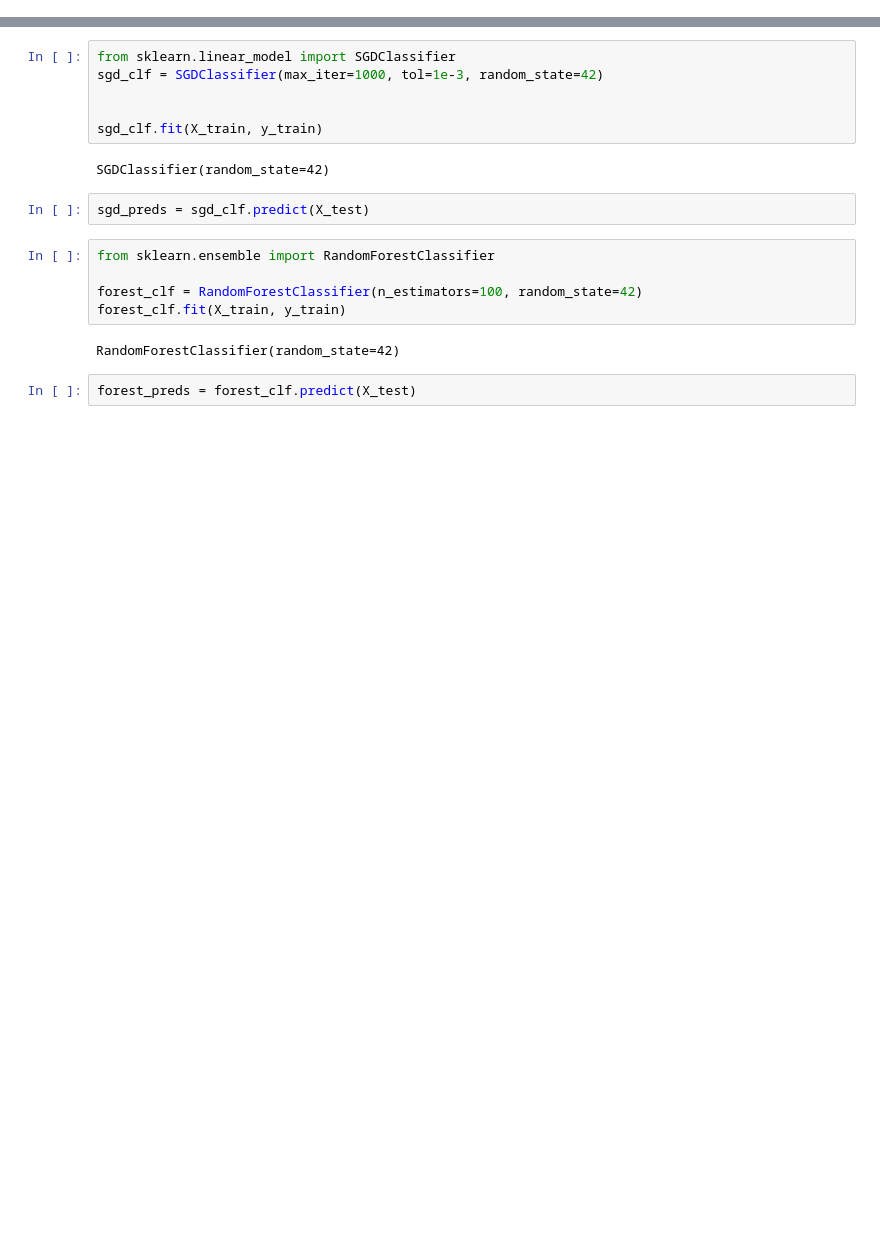
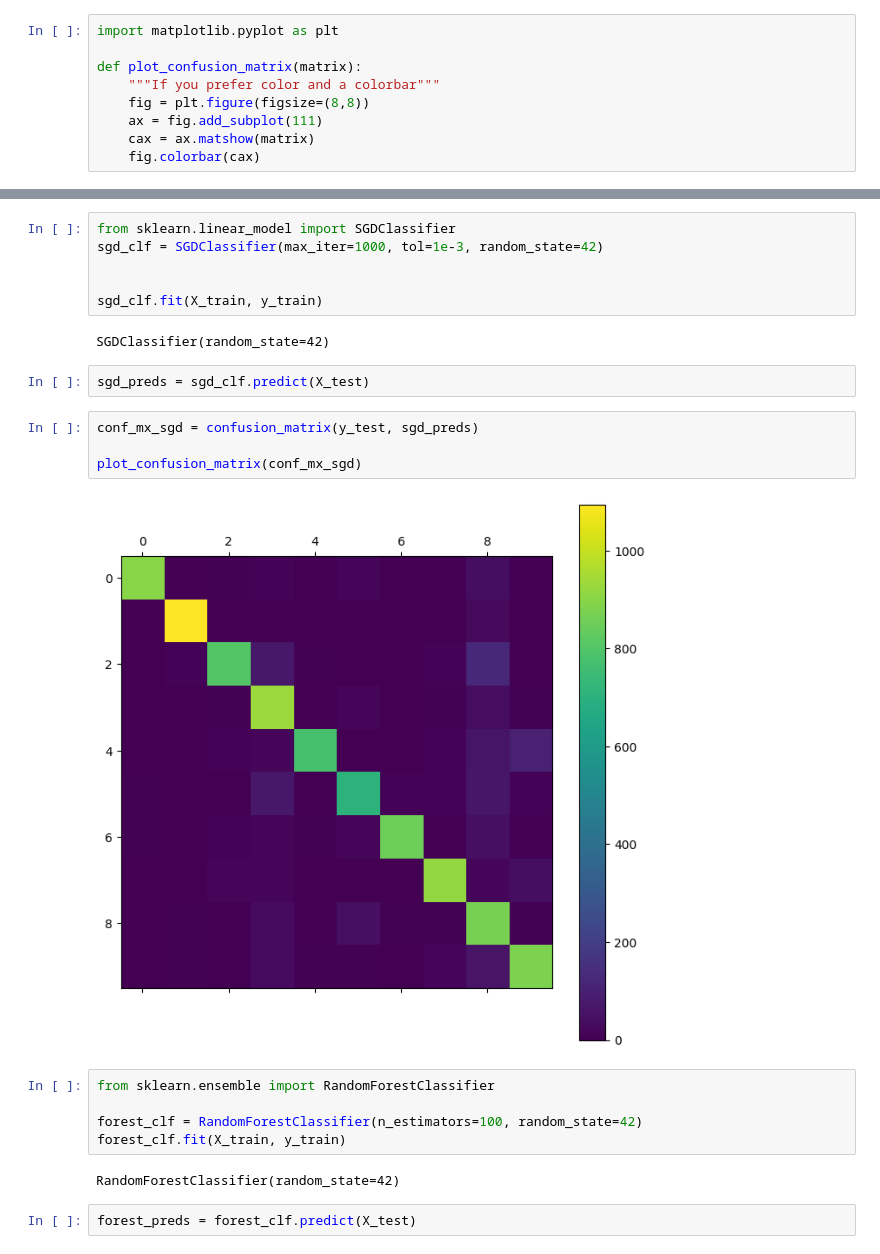
Before and after one commit to FelixH-git/SVM-Pipeline, a Jupyter notebook: LAb4.ipynb, the cells around one changed output, grey strips where cells are left out. Drawn from its saved outputs; the diff is of its cells as text; blank space fills up the shorter version.

```diff
--- a/LAb4.ipynb
+++ b/LAb4.ipynb
@@ -79,3 +79,12 @@ grid_search.best_score_
 np.float64(0.9716166666666666)
 # %%
 knn_pred = final_knn.predict(X_test)
+# %%
+import matplotlib.pyplot as plt
+
+def plot_confusion_matrix(matrix):
+    """If you prefer color and a colorbar"""
+    fig = plt.figure(figsize=(8,8))
+    ax = fig.add_subplot(111)
+    cax = ax.matshow(matrix)
+    fig.colorbar(cax)
@@ -89,6 +102,12 @@ sgd_clf.fit(X_train, y_train)
 SGDClassifier(random_state=42)
 # %%
 sgd_preds = sgd_clf.predict(X_test)
+# %%
+conf_mx_sgd = confusion_matrix(y_test, sgd_preds)
+
+plot_confusion_matrix(conf_mx_sgd)
+# %% [output]
+[figure, added]
 # %%
 from sklearn.ensemble import RandomForestClassifier
 
```
Also changed, not shown: parts of 2 cells of this notebook.
